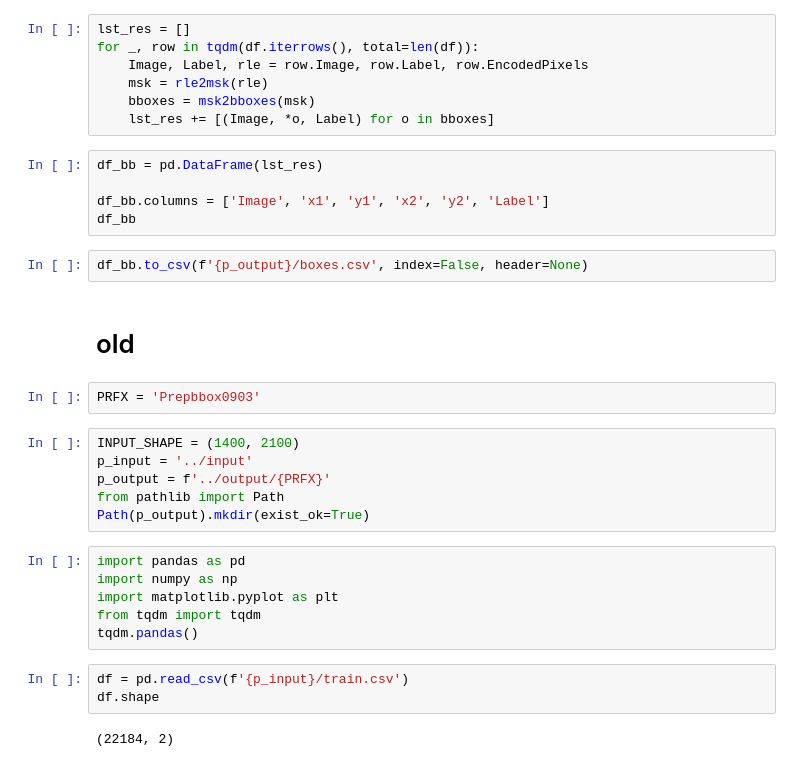
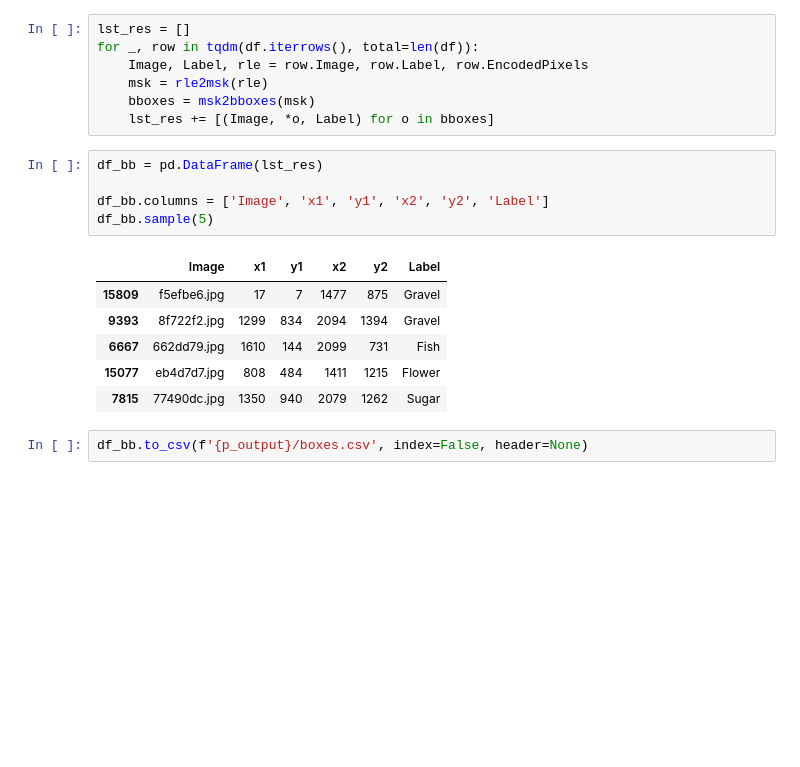
Before and after one commit to yang-zhang/understanding_cloud_organization, a Jupyter notebook: nbs/PrepBbox0908.ipynb, the cells around one changed output. Drawn from its saved outputs; the diff is of its cells as text; blank space fills up the shorter version.

```diff
--- a/nbs/PrepBbox0908.ipynb
+++ b/nbs/PrepBbox0908.ipynb
@@ -110,28 +116,14 @@ for _, row in tqdm(df.iterrows(), total=len(df)):
 # %%
 df_bb = pd.DataFrame(lst_res)
 
 df_bb.columns = ['Image', 'x1', 'y1', 'x2', 'y2', 'Label']
-df_bb
+df_bb.sample(5)
+# %% [output]
+|  | Image | x1 | y1 | x2 | y2 | Label |
+| 15809 | f5efbe6.jpg | 17 | 7 | 1477 | 875 | Gravel |
+| 9393 | 8f722f2.jpg | 1299 | 834 | 2094 | 1394 | Gravel |
+| 6667 | 662dd79.jpg | 1610 | 144 | 2099 | 731 | Fish |
+| 15077 | eb4d7d7.jpg | 808 | 484 | 1411 | 1215 | Flower |
+| 7815 | 77490dc.jpg | 1350 | 940 | 2079 | 1262 | Sugar |
 # %%
 df_bb.to_csv(f'{p_output}/boxes.csv', index=False, header=None)
-# %% [markdown]
-# old
-# %%
-PRFX = 'Prepbbox0903'
-# %%
-INPUT_SHAPE = (1400, 2100)
-p_input = '../input'
-p_output = f'../output/{PRFX}'
-from pathlib import Path
-Path(p_output).mkdir(exist_ok=True)
-# %%
-import pandas as pd
-import numpy as np
-import matplotlib.pyplot as plt
-from tqdm import tqdm
-tqdm.pandas()
-# %%
-df = pd.read_csv(f'{p_input}/train.csv')
-df.shape
-# %% [output]
-(22184, 2)
```
Also changed, not shown: parts of 51 cells of this notebook.
